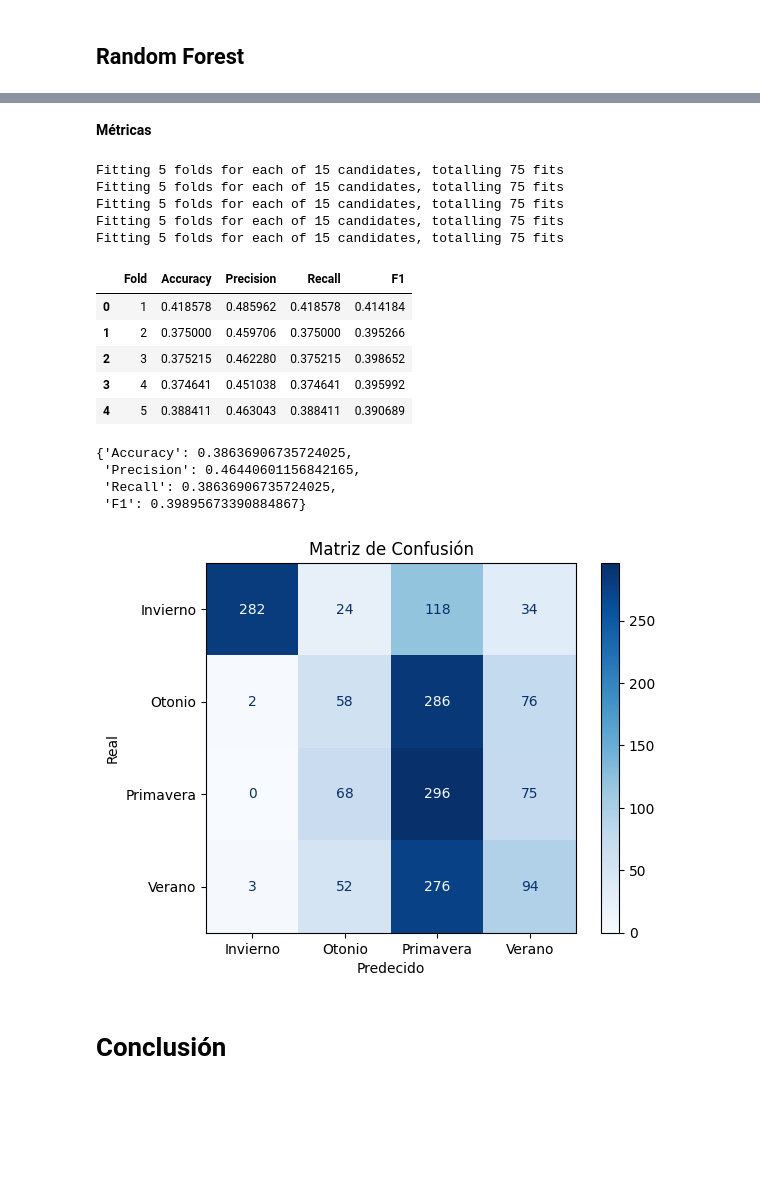
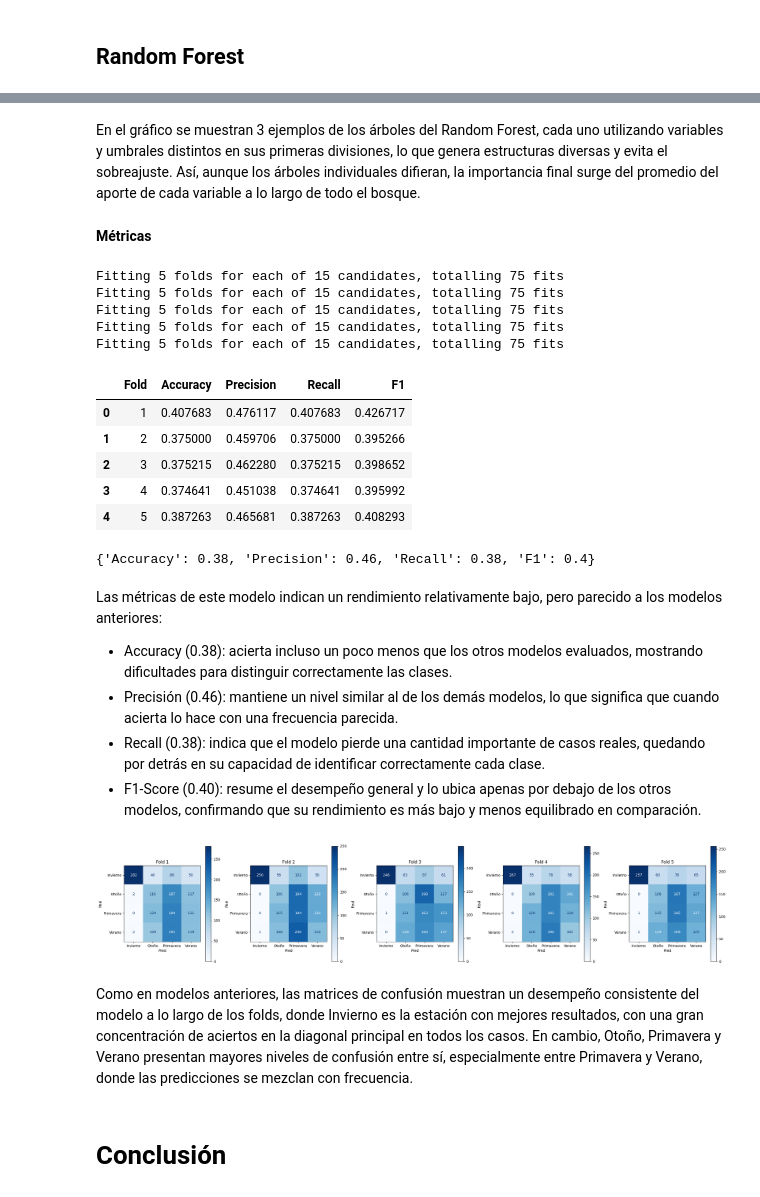
Before and after one commit to juanachies/TP3_Mineria, a Jupyter notebook: tp.ipynb, the cells around one changed output, grey strips where cells are left out. Drawn from its saved outputs; the diff is of its cells as text; code cells hidden in the pictures; blank space fills up the shorter version.

```diff
--- a/tp.ipynb
+++ b/tp.ipynb
@@ -360,7 +389,7 @@ grid_search_gauss = GridSearchCV(
     estimator=pipeline_base_gauss,
     param_grid=grilla_params_gauss,
     cv=5,
-    scoring='accuracy',
+    scoring='f1_weighted',
     verbose=1,
     n_jobs=-1
 )
@@ -370,7 +399,6 @@ grid_search_gauss.fit(X_train1, y_train1)
 y_pred_gauss = grid_search_gauss.predict(X_test1)
 
 print(f"Mejor parámetro 'C' encontrado: {grid_search_gauss.best_params_}")
-print(f"Mejor accuracy encontrado: {grid_search_gauss.best_score_}")
 # %% [output]
 Fitting 5 folds for each of 4 candidates, totalling 20 fits
 Mejor parámetro 'C' encontrado: {'classifier__C': 1, 'classifier__kernel': 'rbf'}
@@ -427,6 +462,16 @@ resultados_gauss
 # %%
-ConfusionMatrixDisplay.from_predictions(y_test1, y_pred_gauss, cmap=plt.cm.Blues)
-plt.xlabel('Predecido')
-plt.ylabel('Real')
-plt.title('Matriz de Confusión');
+fig, axes = plt.subplots(1, 5, figsize=(25, 5))
+
+estaciones = ["Invierno", "Otoño", "Primavera", "Verano"]
+
+for i, cm in enumerate(matrices_gauss):
+    disp = ConfusionMatrixDisplay(confusion_matrix=cm, display_labels=estaciones)
+    disp.plot(cmap=plt.cm.Blues, ax=axes[i], values_format='d')
+
+    axes[i].set_title(f'Fold {i+1}')
+    axes[i].set_xlabel('Pred')
+    axes[i].set_ylabel('Real')
+
+plt.tight_layout()
+plt.show()
 # %% [output]
@@ -445,7 +494,7 @@ grid_search_rf = GridSearchCV(
     estimator=rf_base,
     param_grid=param_grid,
     cv=5,
-    scoring='accuracy',
+    scoring='f1_weighted',
     n_jobs=-1,
     verbose=1
 )
@@ -483,7 +532,10 @@ plt.show()
+# %% [markdown]
+En el gráfico se muestran 3 ejemplos de los árboles del Random Forest, cada uno utilizando variables y umbrales distintos en sus primeras divisiones, lo que genera estructuras diversas y evita el sobreajuste. Así, aunque los árboles individuales difieran, la importancia final surge del promedio del aporte de cada variable a lo largo de todo el bosque.
 # %% [markdown]
 **Métricas**
 # %%
 resultados_rf = []
+matrices_rf = []
 
 for i in range(1, 6):
     X_train = splits[f'X_train{i}']
@@ -502,6 +554,9 @@ for i in range(1, 6):
         'F1': f1_score(y_test, prediccion, average='weighted')
     })
 
+    cm = confusion_matrix(y_test, prediccion)
+    matrices_rf.append(cm)
+
 df_resultados_rf = pd.DataFrame(resultados_rf)
 df_resultados_rf
 # %% [output]
@@ -511,31 +566,46 @@ Fitting 5 folds for each of 15 candidates, totalling 75 fits
 Fitting 5 folds for each of 15 candidates, totalling 75 fits
 Fitting 5 folds for each of 15 candidates, totalling 75 fits
 |  | Fold | Accuracy | Precision | Recall | F1 |
-| 0 | 1 | 0.418578 | 0.485962 | 0.418578 | 0.414184 |
+| 0 | 1 | 0.407683 | 0.476117 | 0.407683 | 0.426717 |
 | 1 | 2 | 0.375000 | 0.459706 | 0.375000 | 0.395266 |
 | 2 | 3 | 0.375215 | 0.462280 | 0.375215 | 0.398652 |
 | 3 | 4 | 0.374641 | 0.451038 | 0.374641 | 0.395992 |
-| 4 | 5 | 0.388411 | 0.463043 | 0.388411 | 0.390689 |
+| 4 | 5 | 0.387263 | 0.465681 | 0.387263 | 0.408293 |
 # %%
 resultados_rf = {}
 metricas = ['Accuracy', 'Precision', 'Recall', 'F1']
 
 for metrica in metricas:
-    resultados_rf[metrica] = df_resultados_rf[metrica].mean()
+    resultados_rf[metrica] = df_resultados_rf[metrica].mean().round(2)
 
 resultados_rf
 # %% [output]
-{'Accuracy': 0.38636906735724025,
- 'Precision': 0.46440601156842165,
- 'Recall': 0.38636906735724025,
- 'F1': 0.39895673390884867}
+{'Accuracy': 0.38, 'Precision': 0.46, 'Recall': 0.38, 'F1': 0.4}
+# %% [markdown]
+Las métricas de este modelo indican un rendimiento relativamente bajo, pero parecido a los modelos anteriores:
+* Accuracy (0.38): acierta incluso un poco menos que los otros modelos evaluados, mostrando dificultades para distinguir correctamente las clases.
+* Precisión (0.46): mantiene un nivel similar al de los demás modelos, lo que significa que cuando acierta lo hace con una frecuencia parecida.
+* Recall (0.38): indica que el modelo pierde una cantidad importante de casos reales, quedando por detrás en su capacidad de identificar correctamente cada clase.
+* F1-Score (0.40): resume el desempeño general y lo ubica apenas por debajo de los otros modelos, confirmando que su rendimiento es más bajo y menos equilibrado en comparación.
 # %%
-ConfusionMatrixDisplay.from_predictions(y_test1, y_pred_rf, cmap=plt.cm.Blues)
-plt.xlabel('Predecido')
-plt.ylabel('Real')
-plt.title('Matriz de Confusión');
+fig, axes = plt.subplots(1, 5, figsize=(25, 5))
+
+estaciones = ["Invierno", "Otoño", "Primavera", "Verano"]
+
+for i, cm in enumerate(matrices_rf):
+    disp = ConfusionMatrixDisplay(confusion_matrix=cm, display_labels=estaciones)
+    disp.plot(cmap=plt.cm.Blues, ax=axes[i], values_format='d')
+
+    axes[i].set_title(f'Fold {i+1}')
+    axes[i].set_xlabel('Pred')
+    axes[i].set_ylabel('Real')
+
+plt.tight_layout()
+plt.show()
 # %% [output]
-[figure, old version]
+[figure, new version]
+# %% [markdown]
+Como en modelos anteriores, las matrices de confusión muestran un desempeño consistente del modelo a lo largo de los folds, donde Invierno es la estación con mejores resultados, con una gran concentración de aciertos en la diagonal principal en todos los casos. En cambio, Otoño, Primavera y Verano presentan mayores niveles de confusión entre sí, especialmente entre Primavera y Verano, donde las predicciones se mezclan con frecuencia.
 # %% [markdown]
 # Conclusión
 # %% [markdown]
```
Also changed, not shown: parts of 27 cells of this notebook.
